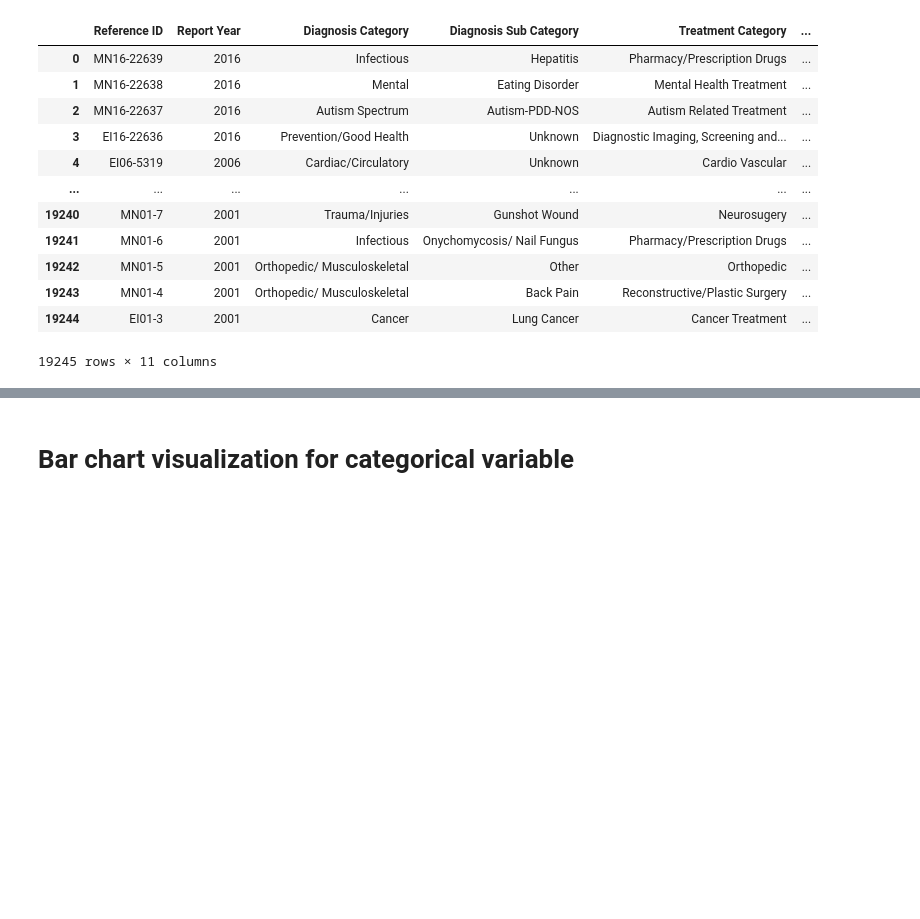
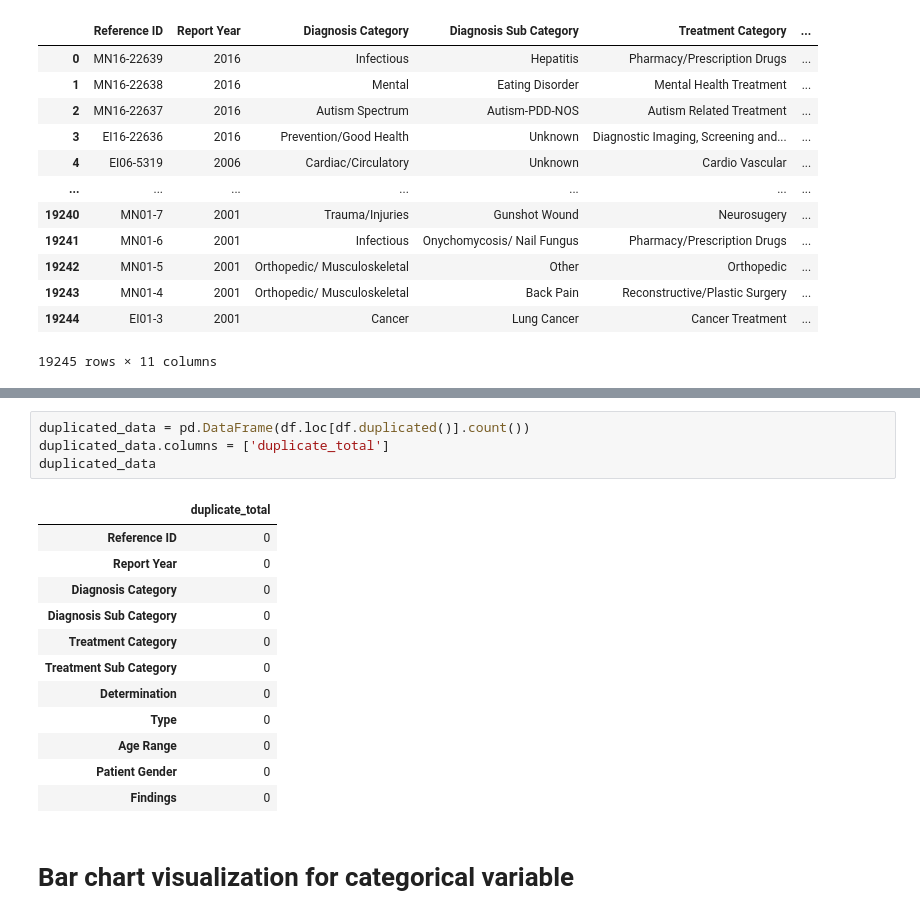
Before and after one commit to rohitkadam1410/Data-Scinence-Projects, a Jupyter notebook: Independent medical review dataset/EDA_independent_medical_review.ipynb, the cells around one changed output, grey strips where cells are left out. Cells and saved outputs as stored; diff of their text form; blank space fills up the shorter version.

Commit message:
duplicate data check

```diff
--- a/Independent medical review dataset/EDA_independent_medical_review.ipynb
+++ b/Independent medical review dataset/EDA_independent_medical_review.ipynb
@@ -334,3 +345,20 @@ df
+# %%
+duplicated_data = pd.DataFrame(df.loc[df.duplicated()].count())
+duplicated_data.columns = ['duplicate_total']
+duplicated_data
+# %% [output]
+|  | duplicate_total |
+| Reference ID | 0 |
+| Report Year | 0 |
+| Diagnosis Category | 0 |
+| Diagnosis Sub Category | 0 |
+| Treatment Category | 0 |
+| Treatment Sub Category | 0 |
+| Determination | 0 |
+| Type | 0 |
+| Age Range | 0 |
+| Patient Gender | 0 |
+| Findings | 0 |
 # %% [markdown]
 # Bar chart visualization for categorical variable
 # %%
```
Also changed, not shown: parts of 3 cells of this notebook.
